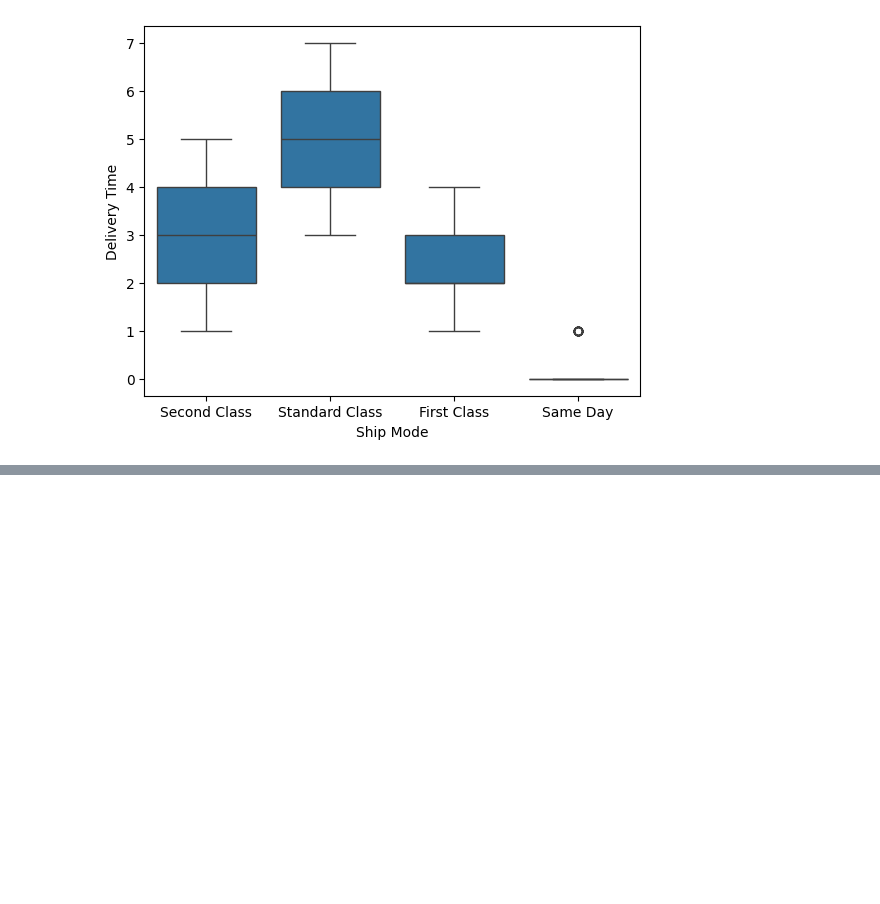
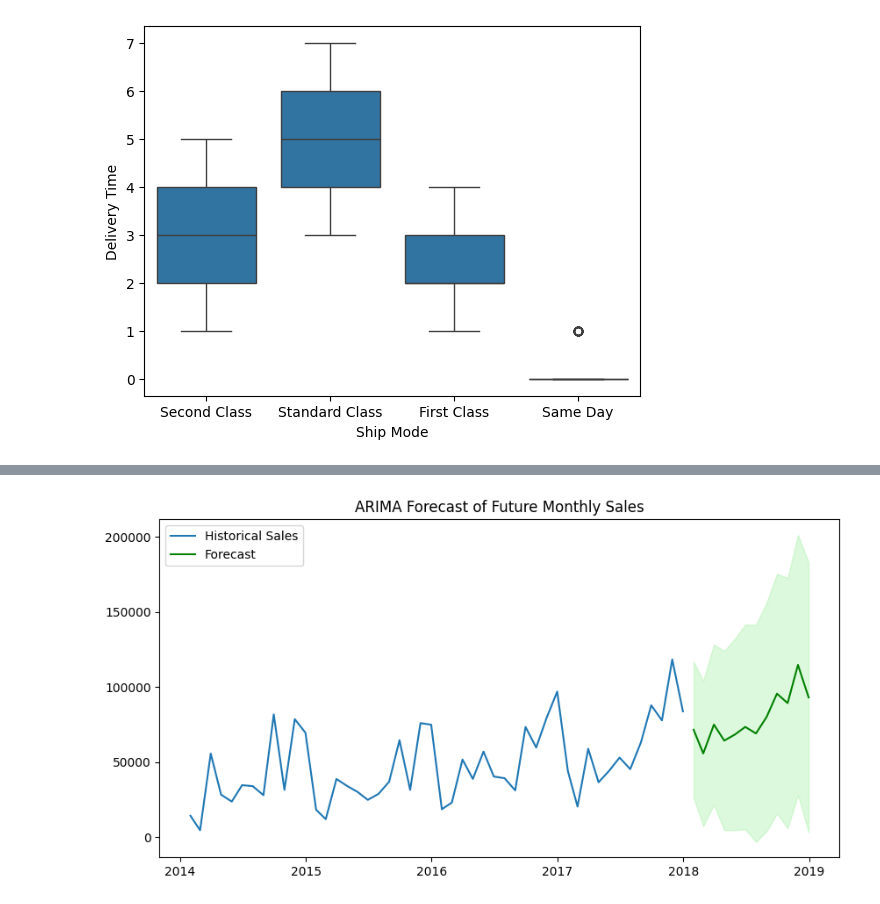
Before and after one commit to KyleNicholls19/StoreDataAnalysis, a Jupyter notebook: StoreAnalysis.ipynb, the cells around one changed output, grey strips where cells are left out. Saved outputs shown, nothing was run; the diff lists cells and outputs as text; code cells hidden in the pictures; blank space fills up the shorter version.

```diff
--- a/StoreAnalysis.ipynb
+++ b/StoreAnalysis.ipynb
@@ -436,0 +459,6 @@ sns.boxplot(x="Ship Mode",y="Delivery Time",data=df)
+# %%
+# Since the p-value is < 0.05 the data is stationary
+
+model = auto_arima(monthly_sales, seasonal=True, m=12, trace=True)
+
+model.summary()
@@ -436,0 +503,15 @@ sns.boxplot(x="Ship Mode",y="Delivery Time",data=df)
+# %%
+forecast, conf_int = model.predict(n_periods=12, return_conf_int=True)
+
+future_dates = pd.date_range(monthly_sales.index[-1] + pd.offsets.MonthBegin(1), periods=12, freq='M')
+forecast_series = pd.Series(forecast, index=future_dates)
+
+plt.figure(figsize=(10, 5))
+plt.plot(monthly_sales, label="Historical Sales")
+plt.plot(forecast_series, label="Forecast", color='green')
+plt.fill_between(future_dates, conf_int[:, 0], conf_int[:, 1], color='lightgreen', alpha=0.3)
+plt.legend()
+plt.title("ARIMA Forecast of Future Monthly Sales")
+plt.show()
+# %% [output]
+[figure, added]
```
Also changed, not shown: parts of 7 cells of this notebook.
